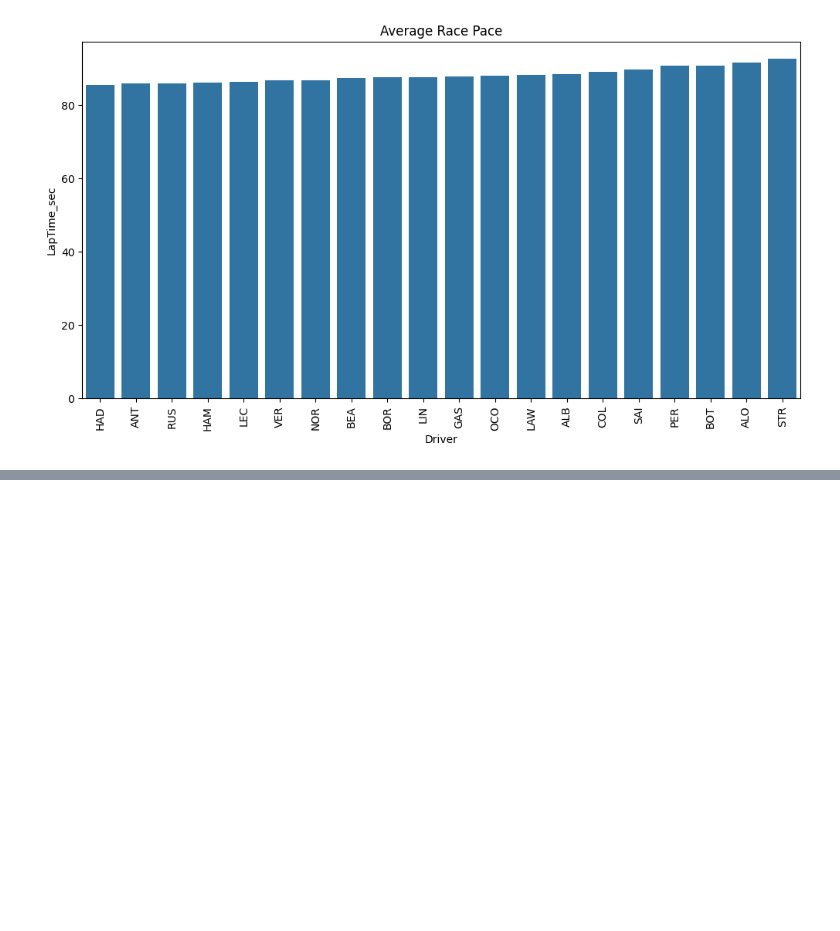
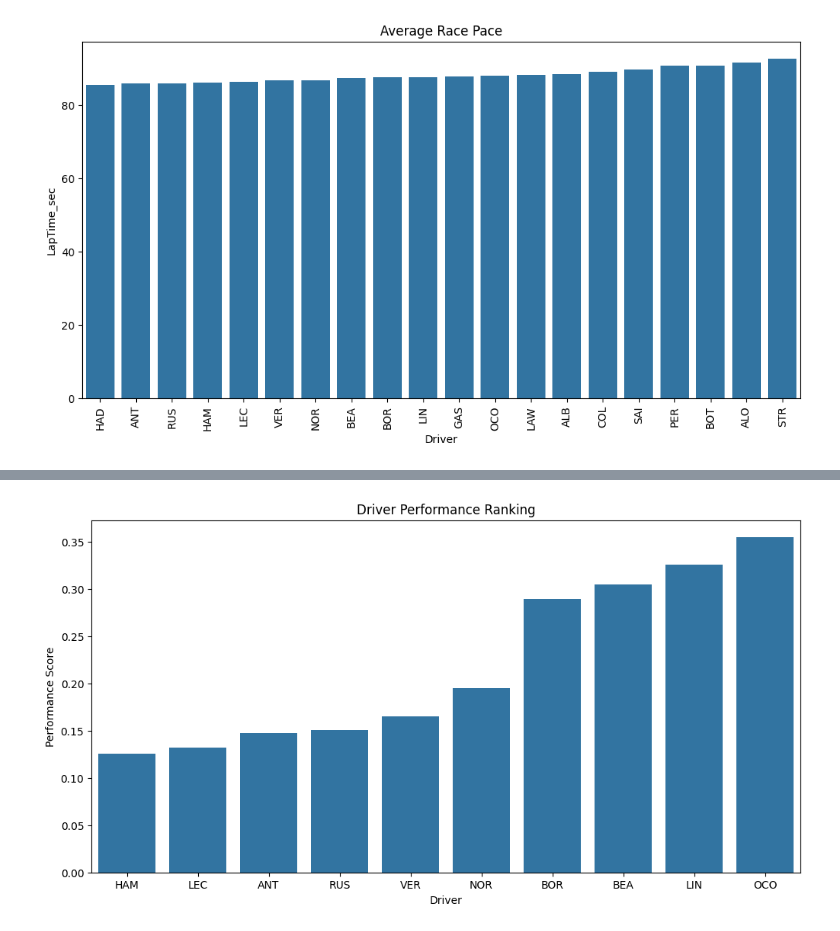
Before and after one commit to ronitmaheshwari05/F1-race-data-analysis, a Jupyter notebook: F1_Race_Data_Analysis_.ipynb, the cells around one changed output, grey strips where cells are left out. Drawn from its saved outputs; the diff is of its cells as text; code cells hidden in the pictures; blank space fills up the shorter version.

```diff
--- a/F1_Race_Data_Analysis_.ipynb
+++ b/F1_Race_Data_Analysis_.ipynb
@@ -360,0 +398,24 @@ laps.to_csv("f1_2026_race-data.csv", index=False)
+# %%
+driver_stats["avg_norm"] = (
+    driver_stats["avg_lap"] - driver_stats["avg_lap"].min()
+) / (driver_stats["avg_lap"].max() - driver_stats["avg_lap"].min())
+
+driver_stats["fast_norm"] = (
+    driver_stats["fastest_lap"] - driver_stats["fastest_lap"].min()
+) / (driver_stats["fastest_lap"].max() - driver_stats["fastest_lap"].min())
+
+driver_stats["cons_norm"] = (
+    driver_stats["consistency"] - driver_stats["consistency"].min()
+) / (driver_stats["consistency"].max() - driver_stats["consistency"].min())
+# %%
+driver_stats["performance_score"] = (
+    driver_stats["avg_norm"] * 0.5 +
+    driver_stats["fast_norm"] * 0.3 +
+    driver_stats["cons_norm"] * 0.2
+)
+# %%
+driver_stats = driver_stats.sort_values("performance_score")
+
+predicted_best_performing_driver = driver_stats.iloc[0]["Driver"]
+
+print("Best Performing Driver:", predicted_best_performing_driver)
@@ -360,0 +438,3 @@ laps.to_csv("f1_2026_race-data.csv", index=False)
+# %%
+ranking = driver_stats.sort_values("performance_score")
+ranking.head(10)
@@ -361,3 +453,22 @@ laps.to_csv("f1_2026_race-data.csv", index=False)
+# %%
+import matplotlib.pyplot as plt
+import seaborn as sns
+
+plt.figure(figsize=(12,6))
+
+sns.barplot(
+    data=ranking.head(10),
+    x="Driver",
+    y="performance_score"
+)
+
+plt.title("Driver Performance Ranking")
+plt.xlabel("Driver")
+plt.ylabel("Performance Score")
+
+plt.show()
+# %% [output]
+[figure, added]
 # %% [markdown]
 ## Conclusion
 
```
Also changed, not shown: parts of 15 cells of this notebook.
